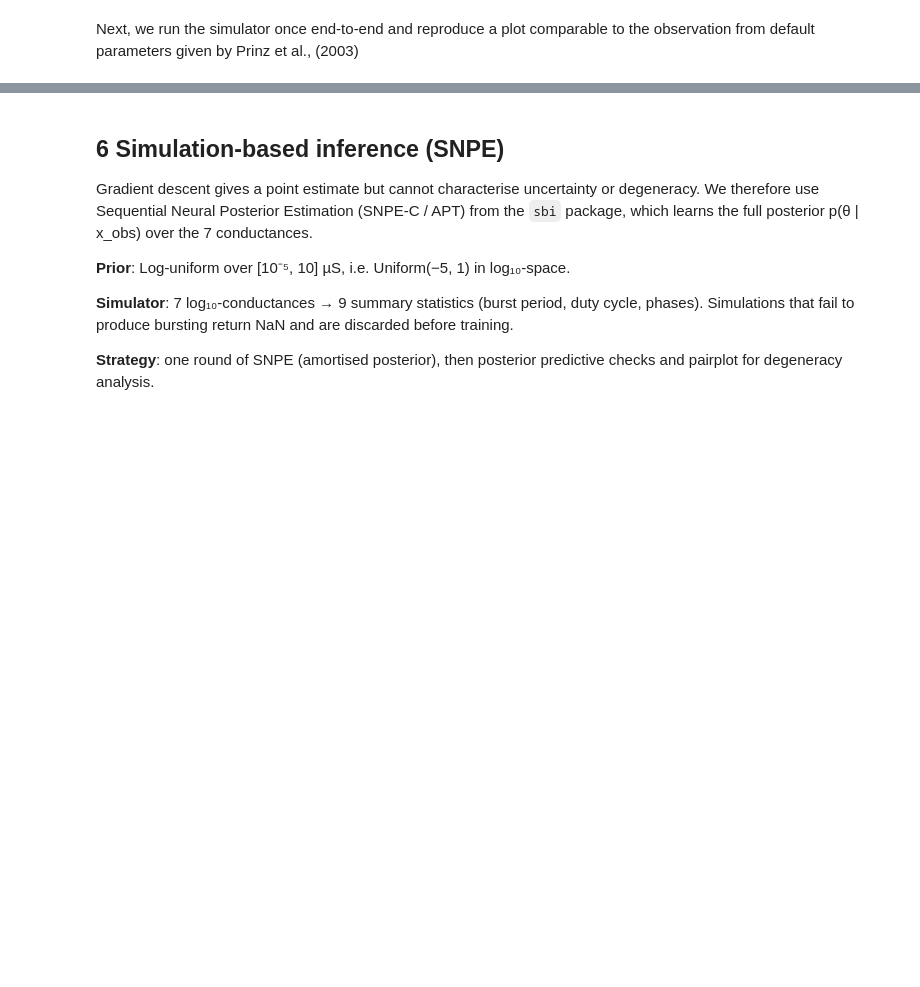
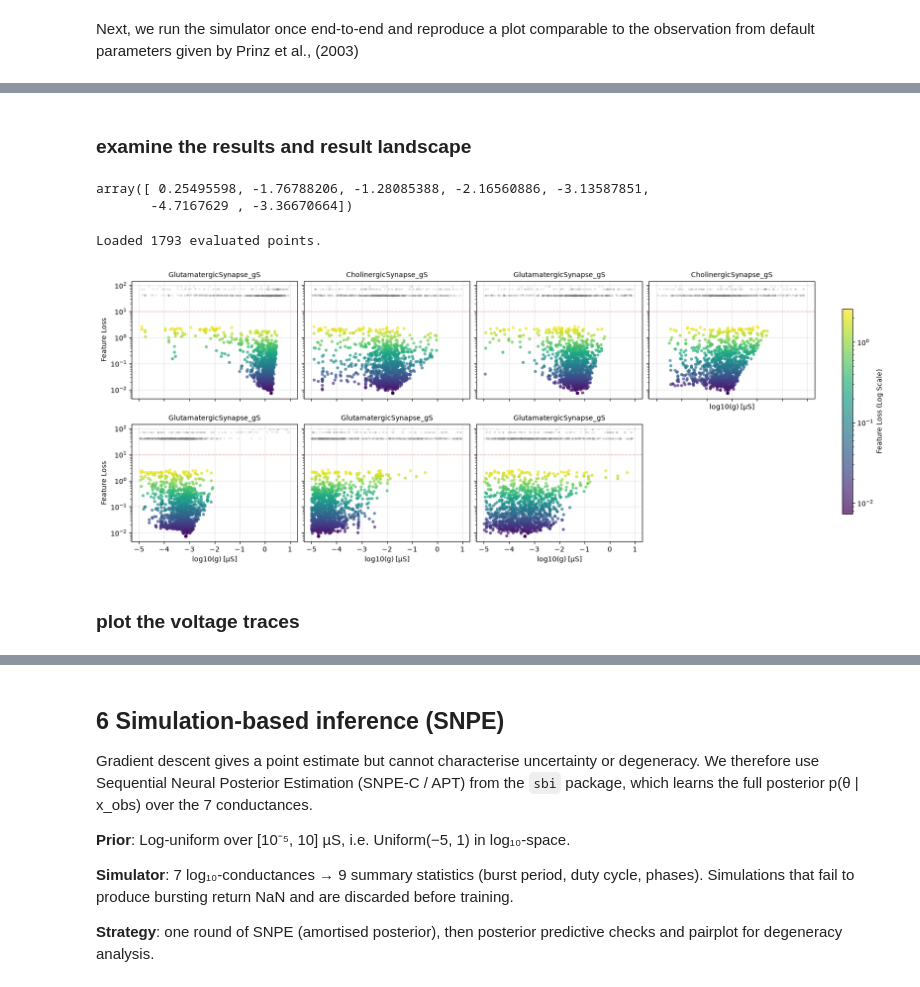
Before and after one commit to A-Potthoff/Neural_Data_Science_project, a Jupyter notebook: notebooks/main.ipynb, the cells around one changed output, grey strips where cells are left out. Cells and saved outputs as stored; diff of their text form; code cells hidden in the pictures; blank space fills up the shorter version.

Commit message:
differential evolution optimization

```diff
--- a/notebooks/main.ipynb
+++ b/notebooks/main.ipynb
@@ -474,0 +412,40 @@ plt.show()
+# %% [markdown]
+### examine the results and result landscape
+# %%
+result
+# message: Maximum number of iterations has been exceeded.
+#              success: False
+#                  fun: 0.0072961660086240335
+#                    x: [ 2.550e-01 -1.768e+00 -1.281e+00 -2.166e+00
+#                        -3.136e+00 -4.717e+00 -3.367e+00]
+#                  nit: 50
+#                 nfev: 1793
+#           population: [[ 2.550e-01 -1.768e+00 ... -4.717e+00 -3.367e+00]
+#                        [ 1.691e-01 -1.604e+00 ... -4.300e+00 -4.072e+00]
+#                        ...
+#                        [ 1.672e-01 -1.852e+00 ... -4.634e+00 -3.468e+00]
+#                        [ 9.010e-02 -1.663e+00 ... -3.151e+00 -3.835e+00]]
+#  population_energies: [ 7.296e-03  1.241e-02 ...  1.086e-02  1.002e-02]
+best_parameter_set = [ 0.25495598, -1.76788206, -1.28085388, -2.16560886, -3.13587851, -4.7167629 , -3.36670664]
+result.x
+# %% [output]
+array([ 0.25495598, -1.76788206, -1.28085388, -2.16560886, -3.13587851,
+       -4.7167629 , -3.36670664])
+# %%
+# Load the compressed archive
+data = np.load("optimization_results.npz")
+
+# Extract the arrays
+loaded_params = data["params"]
+loaded_losses = data["losses"]
+loaded_names = data["param_names"]
+
+print(f"Loaded {len(loaded_losses)} evaluated points.")
+
+# Draw the landscape
+plot_loss_landscape(loaded_params, loaded_losses, loaded_names)
+# %% [output]
+Loaded 1793 evaluated points.
+[figure, added]
+# %% [markdown]
+### plot the voltage traces
```
Also changed, not shown: parts of 25 cells of this notebook, 2 other files.
